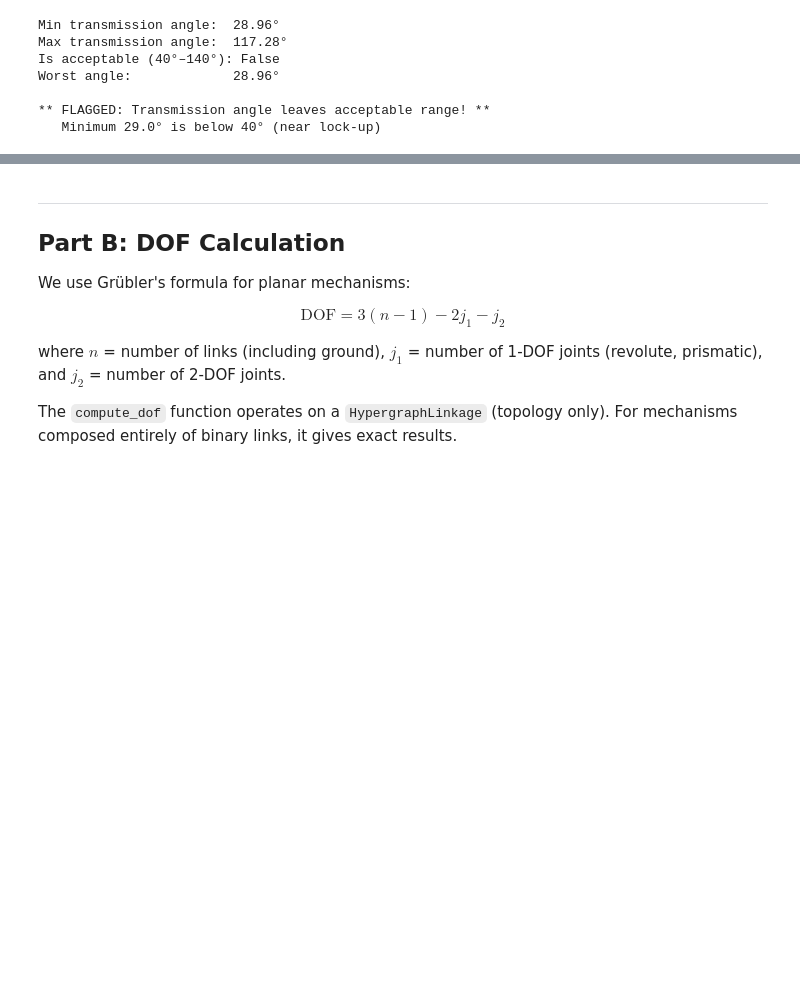
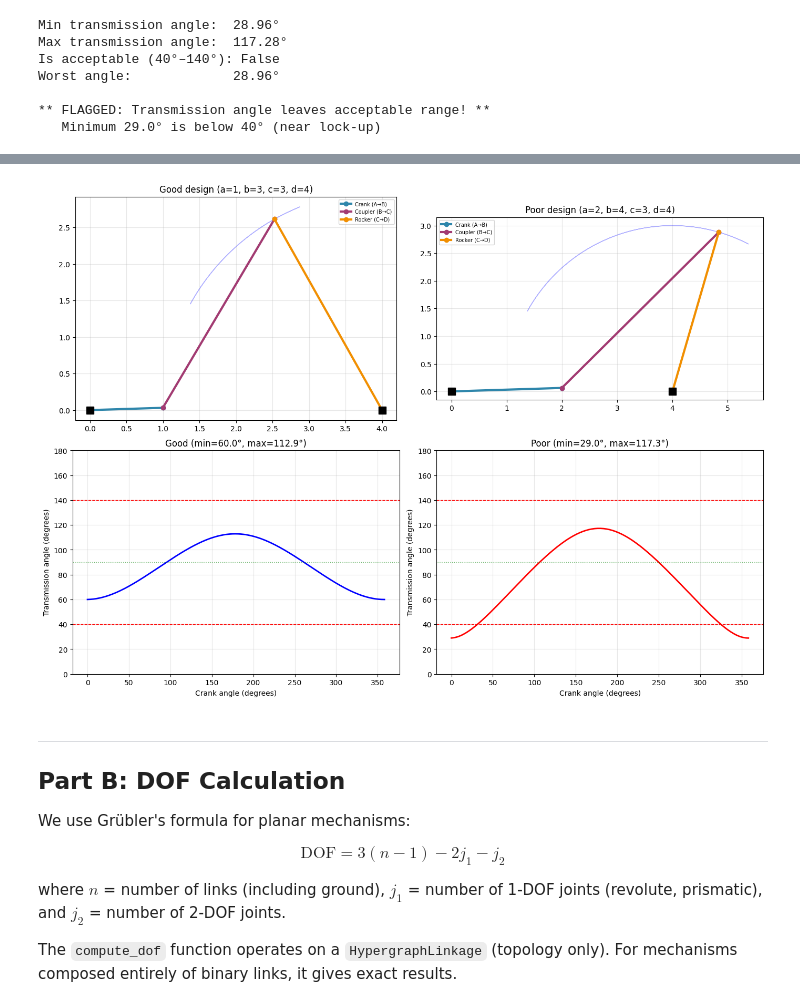
Before and after one commit to HugoFara/pylinkage, a Jupyter notebook: docs/notebooks/09_transmission_angle_and_dof.ipynb, the cells around one changed output, grey strips where cells are left out. Cells and saved outputs as stored; diff of their text form; code cells hidden in the pictures; blank space fills up the shorter version.

```diff
--- a/docs/notebooks/09_transmission_angle_and_dof.ipynb
+++ b/docs/notebooks/09_transmission_angle_and_dof.ipynb
@@ -215,3 +181,54 @@ plt.show()
+# %%
+# Compare good vs bad linkage: mechanism drawing + transmission angle
+fig, axes = plt.subplots(2, 2, figsize=(14, 10))
+
+# Top row: mechanism drawings
+for ax, lkg, title in [
+    (axes[0, 0], linkage, f"Good design (a=1, b=3, c=3, d=4)"),
+    (axes[0, 1], bad_linkage, f"Poor design (a=2, b=4, c=3, d=4)"),
+]:
+    lkg_loci = list(lkg.step(iterations=200))
+    # Coupler curve (faded)
+    c_path = [(pos[3][0], pos[3][1]) for pos in lkg_loci if pos[3][0] is not None]
+    if c_path:
+        px, py = zip(*c_path, strict=False)
+        ax.plot(px, py, 'b-', linewidth=1, alpha=0.3)
+    # Mechanism at initial position
+    pos = lkg_loci[0]
+    link_pairs = [(0, 2), (2, 3), (3, 1)]
+    link_labels = ['Crank (A→B)', 'Coupler (B→C)', 'Rocker (C→D)']
+    link_colors = ['#2E86AB', '#A23B72', '#F18F01']
+    for (i, j), color, label in zip(link_pairs, link_colors, link_labels):
+        ax.plot([pos[i][0], pos[j][0]], [pos[i][1], pos[j][1]],
+                '-o', color=color, linewidth=3, markersize=6, label=label)
+    ax.plot(0, 0, 'ks', markersize=10, zorder=5)
+    ax.plot(4, 0, 'ks', markersize=10, zorder=5)
+    ax.set_title(title)
+    ax.set_aspect('equal')
+    ax.legend(fontsize=7)
+    ax.grid(True, alpha=0.3)
+
+# Bottom row: transmission angle plots
+for ax, res, title in [
+    (axes[1, 0], result, f"Good (min={result.min_angle:.1f}°, max={result.max_angle:.1f}°)"),
+    (axes[1, 1], bad_result, f"Poor (min={bad_result.min_angle:.1f}°, max={bad_result.max_angle:.1f}°)"),
+]:
+    angles = np.linspace(0, 360, len(res.angles), endpoint=False)
+    color = "b-" if res.is_acceptable else "r-"
+    ax.plot(angles, res.angles, color, linewidth=2)
+    ax.axhline(y=40, color="r", linestyle="--", linewidth=1)
+    ax.axhline(y=140, color="r", linestyle="--", linewidth=1)
+    ax.axhline(y=90, color="g", linestyle=":", linewidth=1, alpha=0.6)
+    ax.set_ylim(0, 180)
+    ax.set_xlabel("Crank angle (degrees)")
+    ax.set_ylabel("Transmission angle (degrees)")
+    ax.set_title(title)
+    ax.grid(True, alpha=0.3)
+
+plt.tight_layout()
+plt.show()
+# %% [output]
+[figure, added]
 # %% [markdown]
 ---
 ## Part B: DOF Calculation
```
Also changed, not shown: parts of 1 cell of this notebook, 6 other files.
